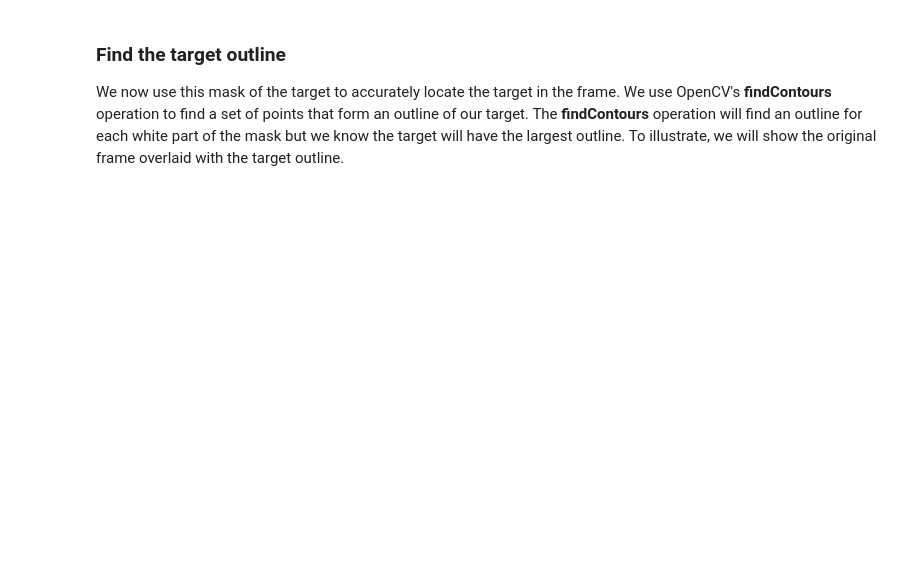
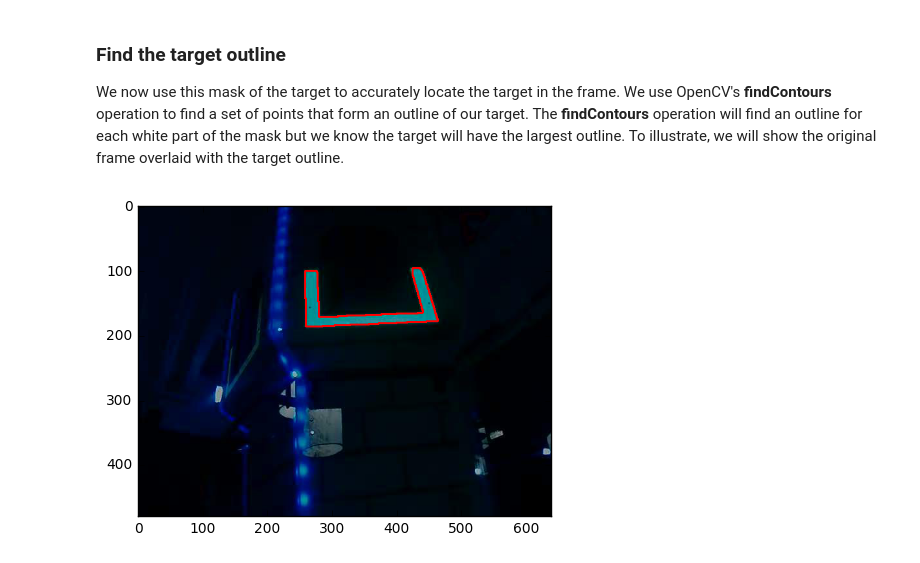
Before and after one commit to strykeforce/vision, a Jupyter notebook: notebooks/2016 STRONGHOLD Computer Vision & Targeting.ipynb, the cells around one changed output. Drawn from its saved outputs; the diff is of its cells as text; code cells hidden in the pictures; blank space fills up the shorter version.

```diff
--- a/notebooks/2016 STRONGHOLD Computer Vision & Targeting.ipynb
+++ b/notebooks/2016 STRONGHOLD Computer Vision & Targeting.ipynb
@@ -79,12 +88,14 @@ displayImage(closed_mask, BW)
 We now use this mask of the target to accurately locate the target in the frame. We use OpenCV's **findContours** operation to find a set of points that form an outline of our target. The **findContours** operation will find an outline for each white part of the mask but we know the target will have the largest outline.  To illustrate, we will show the original frame overlaid with the target outline.
 # %%
 # contours will contain all contours
-_, contours, _ = cv2.findContours(closed_mask.copy(), cv2.RETR_LIST, cv2.CHAIN_APPROX_SIMPLE)
+contours, _ = cv2.findContours(closed_mask.copy(), cv2.RETR_LIST, cv2.CHAIN_APPROX_SIMPLE)
 
 # find the largest contour by area
 target_contour = sorted(contours, key = cv2.contourArea, reverse = True)[0]
 
 # overlay red contour on copy of original frame and display
 frame_copy = frame.copy()
 cv2.drawContours(frame_copy, [target_contour], -1, (0, 0, 255), 2)
 displayImage(frame_copy, BGR)
+# %% [output]
+[figure, added]
```
Also changed, not shown: parts of 10 cells of this notebook.
